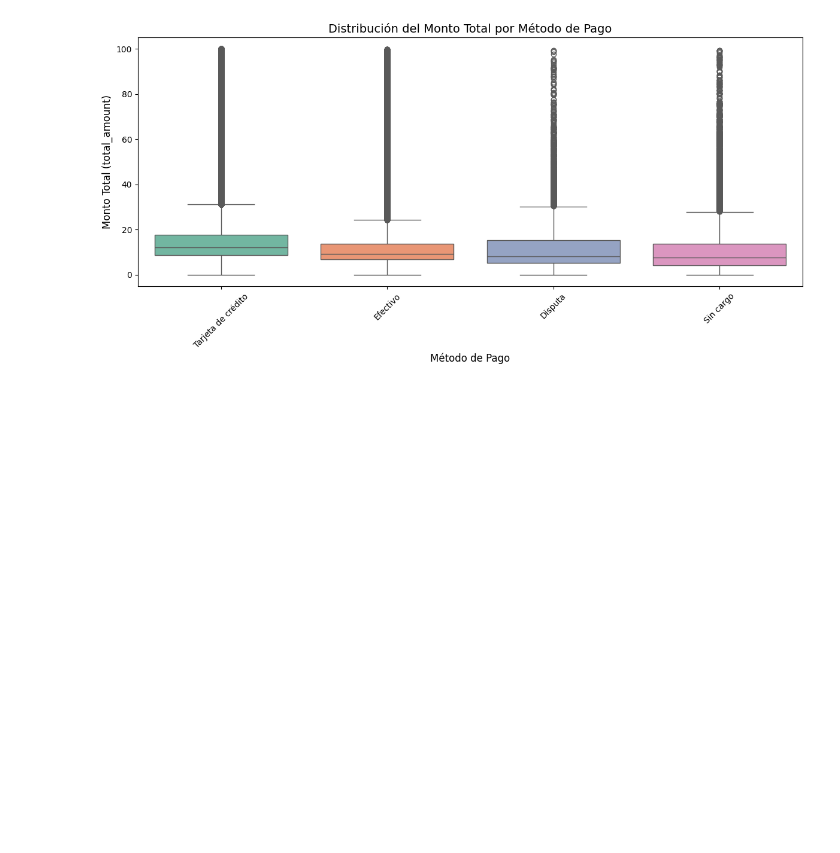
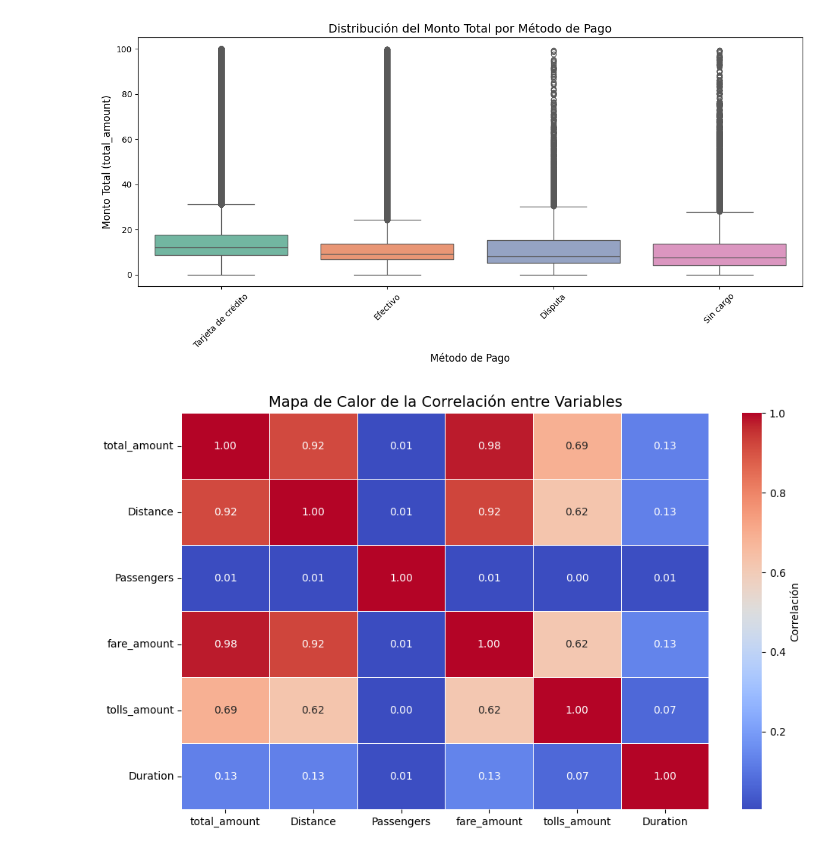
Before and after one commit to yeisondelatorre/ML_trabajofinal, a Jupyter notebook: _sources/notebooks.ipynb, the cells around one changed output. Drawn from its saved outputs; the diff is of its cells as text; code cells hidden in the pictures; blank space fills up the shorter version.

```diff
--- a/_sources/notebooks.ipynb
+++ b/_sources/notebooks.ipynb
@@ -708,3 +708,20 @@ Passing `palette` without assigning `hue` is deprecated and will be removed in v
 
   sns.boxplot(x='payment_type', y='total_amount', data=taxi_df_filtered, palette='Set2')
 [figure]
+# %%
+# Seleccionar solo las columnas numéricas para la correlación
+numeric_columns = ['total_amount', 'Distance', 'Passengers', 'fare_amount', 'tolls_amount', 'Duration']
+
+# Calcular la matriz de correlación
+correlation_matrix = taxi_df_filtered[numeric_columns].corr()
+
+plt.figure(figsize=(10, 6))
+sns.heatmap(correlation_matrix, annot=True, cmap='coolwarm', fmt='.2f', linewidths=0.5, cbar_kws={'label': 'Correlación'})
+
+
+plt.title('Mapa de Calor de la Correlación entre Variables', fontsize=14)
+
+plt.tight_layout()
+plt.show()
+# %% [output]
+[figure, added]
```
Also changed, not shown: 9 other files.
